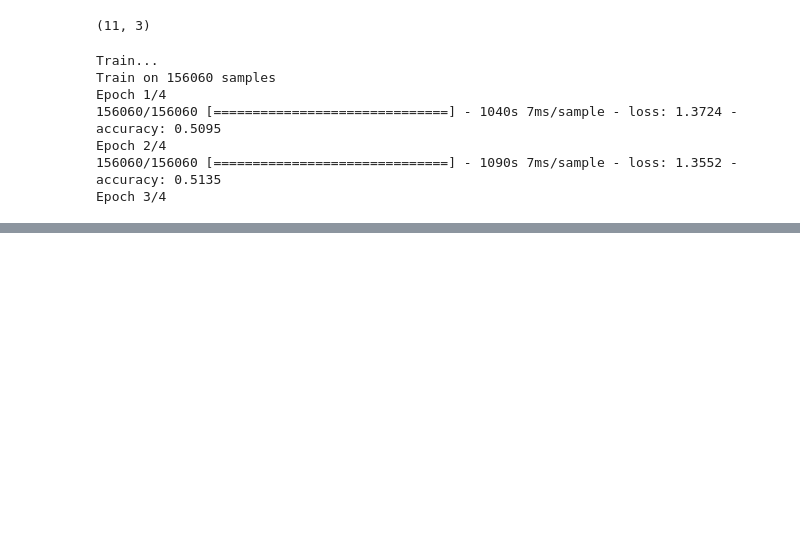
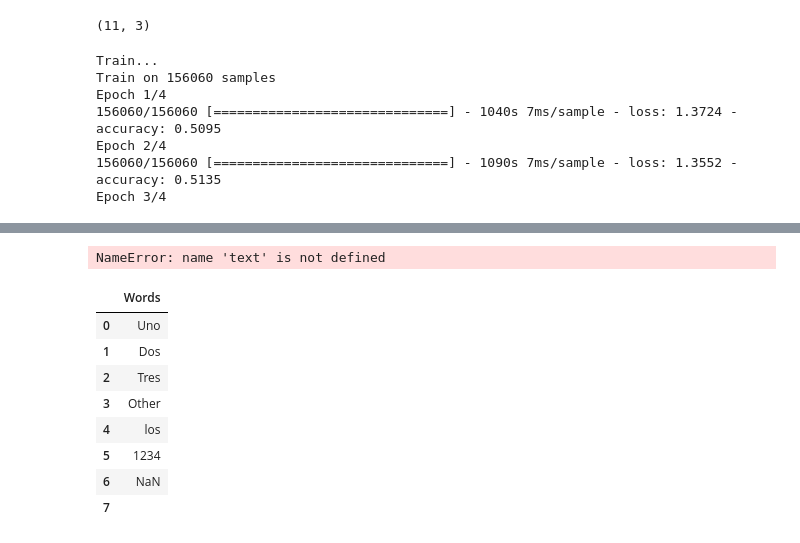
Before and after one commit to rahul3/sentiment-analysis-movie-reviews, a Jupyter notebook: notebooks/Bidirectional_LSTM_hashing.ipynb, the cells around one changed output, grey strips where cells are left out. Drawn from its saved outputs; the diff is of its cells as text; code cells hidden in the pictures; blank space fills up the shorter version.

```diff
--- a/notebooks/Bidirectional_LSTM_hashing.ipynb
+++ b/notebooks/Bidirectional_LSTM_hashing.ipynb
@@ -275,0 +300,5 @@ test_df.to_csv('../data/predictions_v1.csv', columns=header, index=False, header
+# %%
+import re
+pattern = re.compile(r'\b(' + r'|'.join(stopwords.words('spanish')) + r')\b\s*')
+# %% [output]
+NameError: name 'text' is not defined
@@ -275,0 +307,14 @@ test_df.to_csv('../data/predictions_v1.csv', columns=header, index=False, header
+# %%
+df_temp = pd.DataFrame({'Words': ["Uno", "Dos", "Tres", "Other", "los", 1234, np.NaN, ""]})
+# %%
+df_temp
+# %% [output]
+|  | Words |
+| 0 | Uno |
+| 1 | Dos |
+| 2 | Tres |
+| 3 | Other |
+| 4 | los |
+| 5 | 1234 |
+| 6 | NaN |
+| 7 |  |
```
Also changed, not shown: parts of 8 cells of this notebook.
